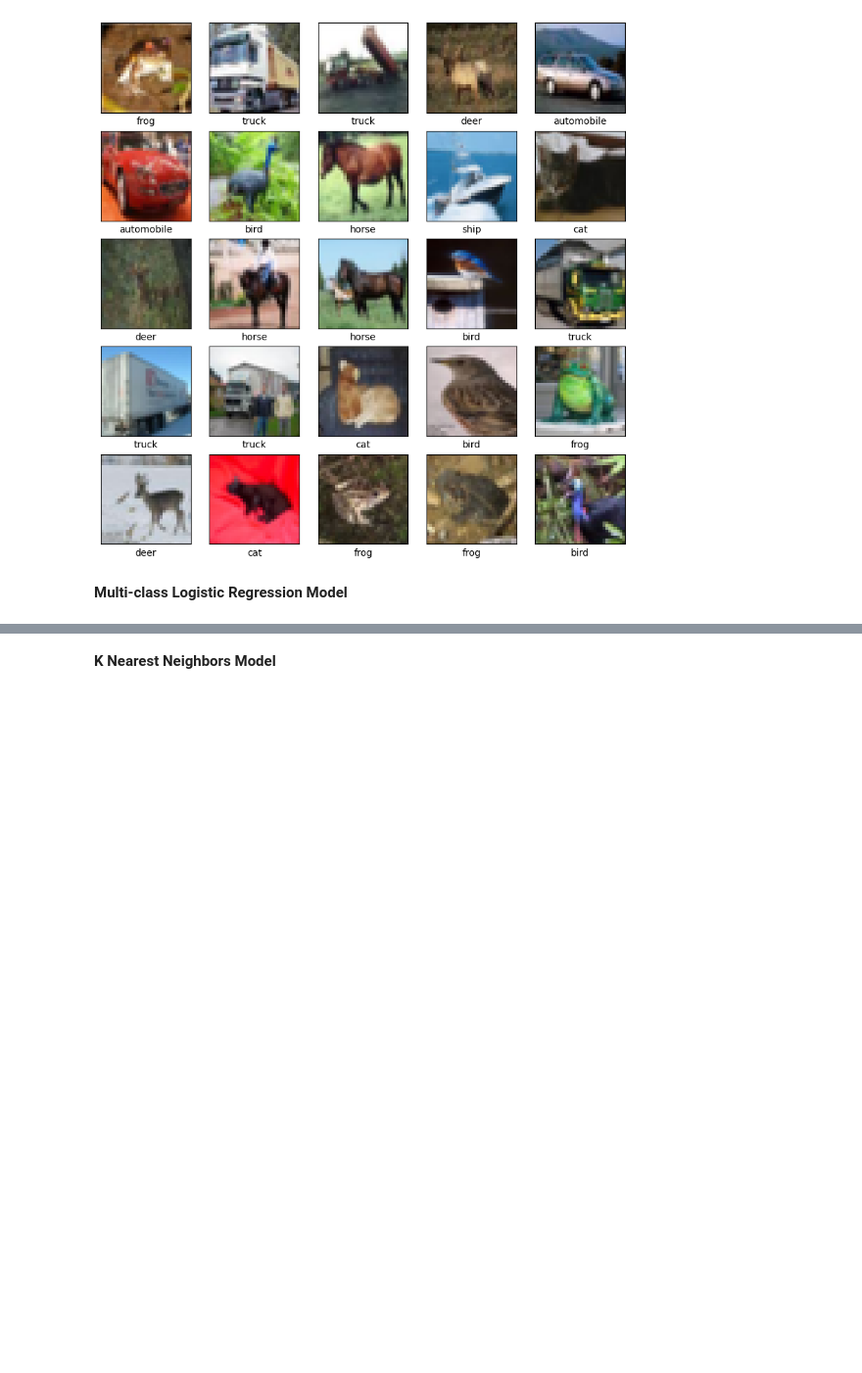
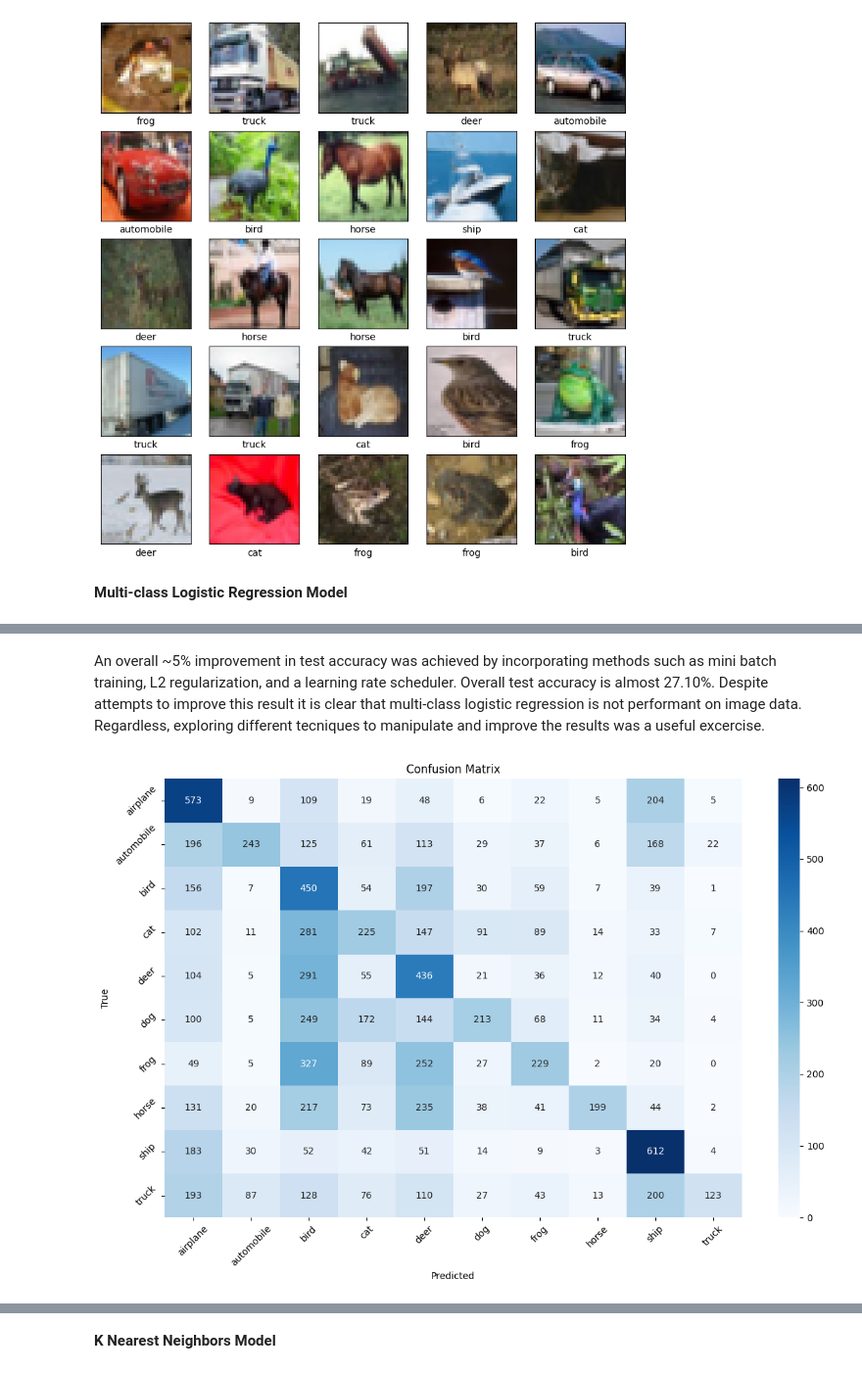
Before and after one commit to andnet-deboer/ComputerVisionBenchmark, a Jupyter notebook: Final Project.ipynb, the cells around one changed output, grey strips where cells are left out. Shown: that part at 98% size. Drawn from its saved outputs; the diff is of its cells as text; code cells hidden in the pictures; blank space fills up the shorter version.

```diff
--- a/Final Project.ipynb
+++ b/Final Project.ipynb
@@ -196,0 +235,46 @@ Test accuracy: 22.61%
+# %% [markdown]
+An overall ~5% improvement in test accuracy was achieved by incorporating methods such as mini batch training, L2 regularization, and a learning rate scheduler. Overall test accuracy is almost 27.10%. Despite attempts to improve this result it is clear that multi-class logistic regression is not performant on image data. Regardless, exploring different tecniques to manipulate and improve the results was a useful excercise.
+# %%
+import seaborn as sns
+import matplotlib.pyplot as plt
+from sklearn.metrics import confusion_matrix
+
+def plot_confusion_matrix(y_true, y_pred, class_names):
+    """
+    Plot confusion matrix using seaborn.
+
+    Parameters:
+    y_true: True labels
+    y_pred: Predicted labels
+    class_names: List of class names for labels
+    """
+    # Create confusion matrix
+    cm = confusion_matrix(y_true, y_pred)
+
+    # Create figure and axes
+    plt.figure(figsize=(12, 8))
+
+    # Create heatmap
+    sns.heatmap(cm,
+                annot=True,  # Show numbers in cells
+                fmt='d',     # Use integer format
+                cmap='Blues',  # Blue color scheme
+                xticklabels=class_names,
+                yticklabels=class_names)
+
+    # Add labels
+    plt.xlabel('Predicted')
+    plt.ylabel('True')
+    plt.title('Confusion Matrix')
+
+    # Rotate x-labels for better readability
+    plt.xticks(rotation=45)
+    plt.yticks(rotation=45)
+
+    plt.tight_layout()
+    plt.show()
+
+# Plot confusion matrix
+plot_confusion_matrix(test_labels, predictions, class_names)
+# %% [output]
+[figure, added]
```
Also changed, not shown: parts of 13 cells of this notebook.
